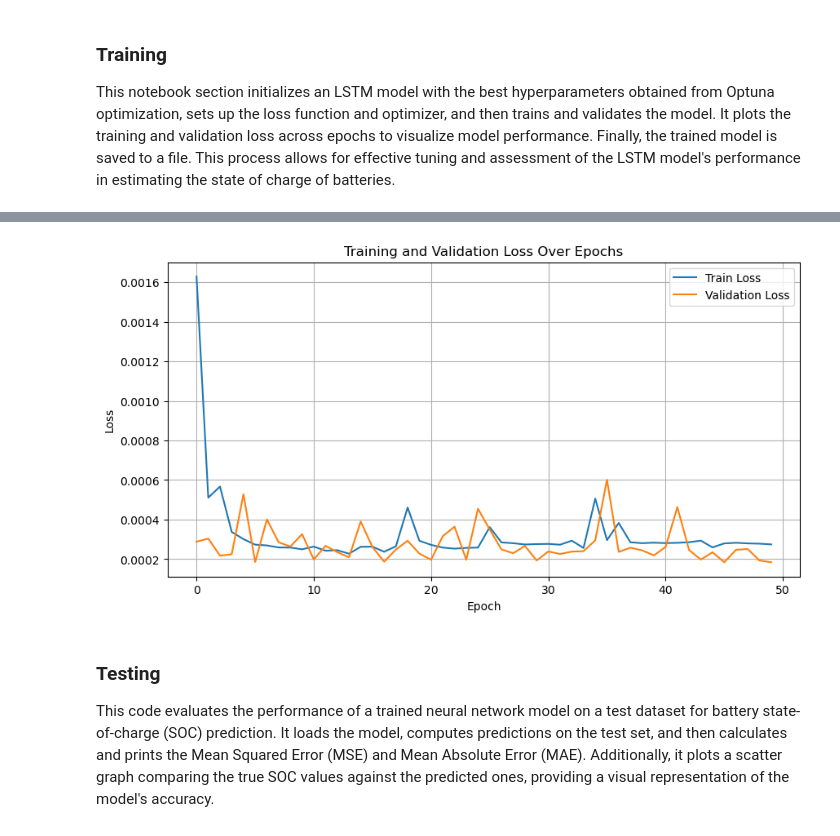
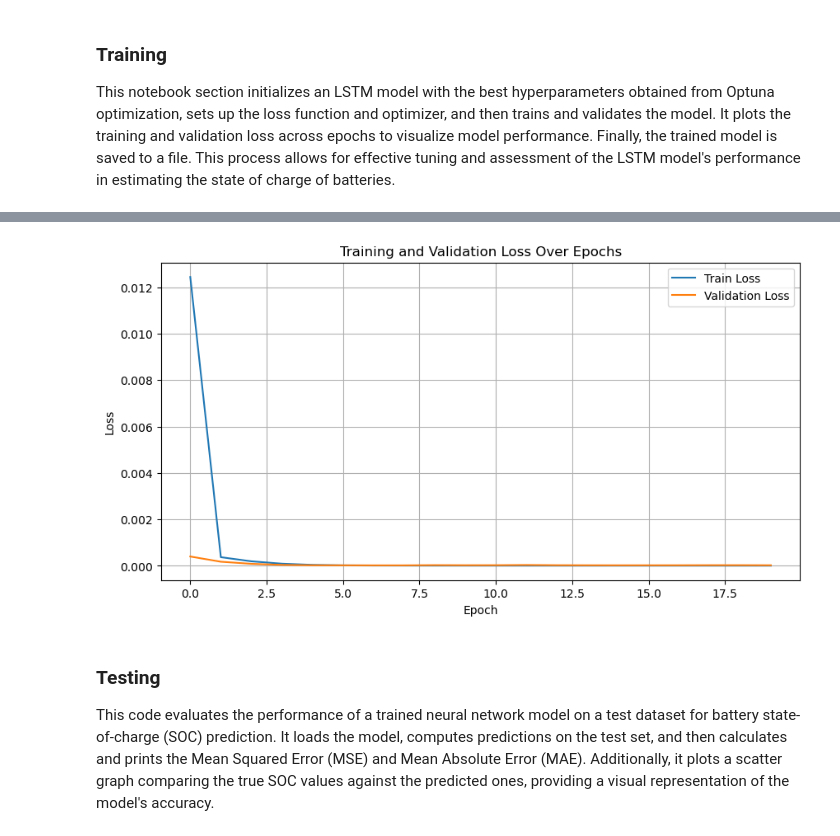
Before and after one commit to ArpanBiswas99/Battery-State-of-Charge-Estimation, a Jupyter notebook: modeling_and_evaluation/SoC_Estimation_LSTM.ipynb, the cells around one changed output, grey strips where cells are left out. Drawn from its saved outputs; the diff is of its cells as text; code cells hidden in the pictures.

```diff
--- a/modeling_and_evaluation/SoC_Estimation_LSTM.ipynb
+++ b/modeling_and_evaluation/SoC_Estimation_LSTM.ipynb
@@ -456,11 +456,11 @@ This notebook section initializes an LSTM model with the best hyperparameters ob
 # %%
 if not skip_training:
     # Initialize the model, loss function, and optimizer
-    # best_hyperparams = {'hidden_size': 94, 'num_layers': 4, 'learning_rate': 3.5218624376812995e-05}
+    best_hyperparams = {'hidden_size': 94, 'num_layers': 4, 'learning_rate': 3.5218624376812995e-05}
     hidden_size = best_hyperparams['hidden_size']
     num_layers = best_hyperparams['num_layers']
 
-    EPOCHS = 50
+    EPOCHS = 20
     LEARNING_RATE = best_hyperparams['learning_rate']
 
     model = SoCLSTM(input_size=len(FEATURE_COLS), hidden_size=hidden_size, num_layers=num_layers)
@@ -506,4 +506,4 @@ Early stopping triggered
-[figure, old version]
+[figure, new version]
 # %% [markdown]
 ### Testing
 
```
Also changed, not shown: parts of 4 cells of this notebook, 5 other files.
